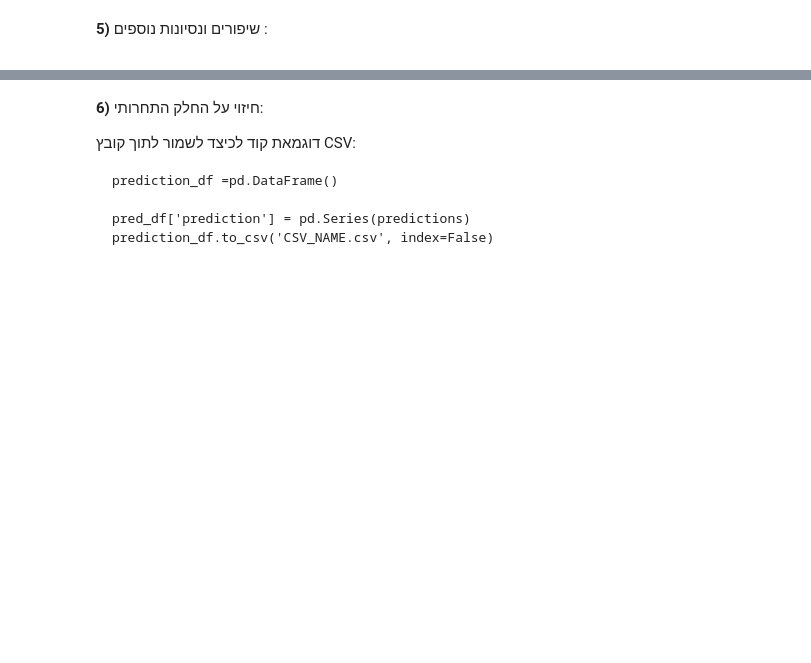
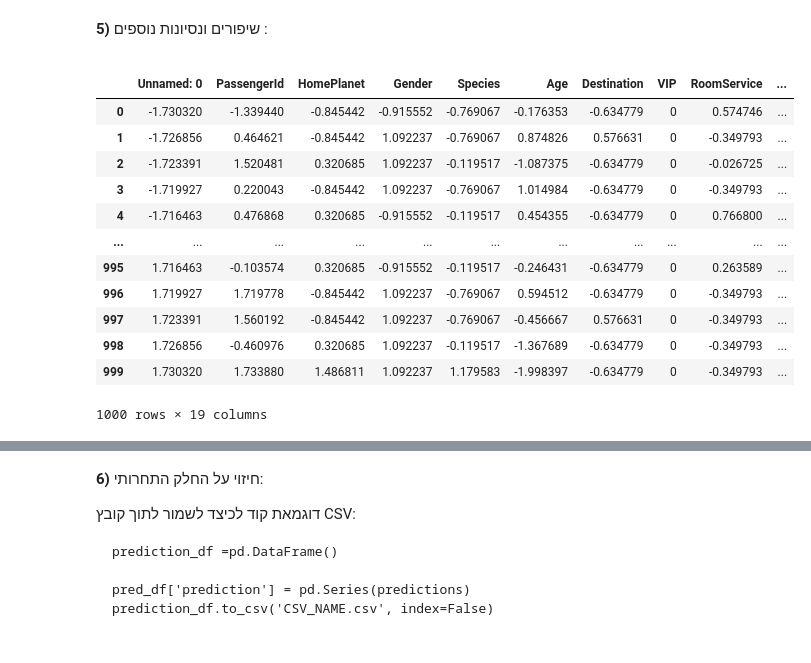
Before and after one commit to thorthor08/Thor, a Jupyter notebook: אריאל_נאוי_שלד_למחברת_סופית_לפרוייקט.ipynb, the cells around one changed output, grey strips where cells are left out. Cells and saved outputs as stored; diff of their text form; code cells hidden in the pictures; blank space fills up the shorter version.

```diff
--- a/אריאל_נאוי_שלד_למחברת_סופית_לפרוייקט.ipynb
+++ b/אריאל_נאוי_שלד_למחברת_סופית_לפרוייקט.ipynb
@@ -813,30 +813,50 @@ for column in categorical_columns:
     unique_values = improved_final_train[column].unique()
     for value in unique_values:
         if value not in count_dict:
             count_dict[value] = len(count_dict)
     improved_final_train[column] = improved_final_train[column].map(count_dict)
     count_dict = {}
 
 num_columns = improved_final_train.select_dtypes(include=['number']).columns
 min_max_scaler = MinMaxScaler()
 scaled_data = min_max_scaler.fit_transform(improved_final_train[num_columns])
 improved_final_train[num_columns] = pd.DataFrame(scaled_data, columns=num_columns)
 improved_final_train[['CryoSleep', 'Transported']] = df_clean[['CryoSleep', 'Transported']]
 standard_scaler = StandardScaler()
 scaled_data = standard_scaler.fit_transform(improved_final_train[num_columns])
 improved_final_train[num_columns] = pd.DataFrame(scaled_data, columns=num_columns)
 improved_final_train[['CryoSleep', 'Transported']] = df_clean[['CryoSleep', 'Transported']]
 
 
 original = test_set_copy.copy()
 
 num_columns = test_set_copy.select_dtypes(include=['number']).columns
 scaled_data = min_max_scaler.fit_transform(test_set_copy[num_columns])
 test_set_copy[num_columns] = pd.DataFrame(scaled_data, columns=num_columns)
 
 test_set_copy[['CryoSleep', 'Transported']] = original[['CryoSleep', 'Transported']]
 scaled_data = standard_scaler.fit_transform(test_set_copy[num_columns])
 test_set_copy[num_columns] = pd.DataFrame(scaled_data, columns=num_columns)
 test_set_copy[['CryoSleep', 'Transported']] = original[['CryoSleep', 'Transported']]
 
 improved_final_test = test_set_copy.copy()
+
+bool_columns = improved_final_test.select_dtypes(include=['bool']).columns
+for column in bool_columns:
+    if column != 'Transported':
+        improved_final_test[column] = improved_final_test[column].astype(int)
+improved_final_test
+# %% [output]
+|  | Unnamed: 0 | PassengerId | HomePlanet | Gender | Species | Age | Destination | VIP | RoomService | ... |
+| 0 | -1.730320 | -1.339440 | -0.845442 | -0.915552 | -0.769067 | -0.176353 | -0.634779 | 0 | 0.574746 | ... |
+| 1 | -1.726856 | 0.464621 | -0.845442 | 1.092237 | -0.769067 | 0.874826 | 0.576631 | 0 | -0.349793 | ... |
+| 2 | -1.723391 | 1.520481 | 0.320685 | 1.092237 | -0.119517 | -1.087375 | -0.634779 | 0 | -0.026725 | ... |
+| 3 | -1.719927 | 0.220043 | -0.845442 | 1.092237 | -0.769067 | 1.014984 | -0.634779 | 0 | -0.349793 | ... |
+| 4 | -1.716463 | 0.476868 | 0.320685 | -0.915552 | -0.119517 | 0.454355 | -0.634779 | 0 | 0.766800 | ... |
+| ... | ... | ... | ... | ... | ... | ... | ... | ... | ... | ... |
+| 995 | 1.716463 | -0.103574 | 0.320685 | -0.915552 | -0.119517 | -0.246431 | -0.634779 | 0 | 0.263589 | ... |
+| 996 | 1.719927 | 1.719778 | -0.845442 | 1.092237 | -0.769067 | 0.594512 | -0.634779 | 0 | -0.349793 | ... |
+| 997 | 1.723391 | 1.560192 | -0.845442 | 1.092237 | -0.769067 | -0.456667 | 0.576631 | 0 | -0.349793 | ... |
+| 998 | 1.726856 | -0.460976 | 0.320685 | 1.092237 | -0.119517 | -1.367689 | -0.634779 | 0 | -0.349793 | ... |
+| 999 | 1.730320 | 1.733880 | 1.486811 | 1.092237 | 1.179583 | -1.998397 | -0.634779 | 0 | -0.349793 | ... |
+1000 rows × 19 columns
```
Also changed, not shown: parts of 6 cells of this notebook.
